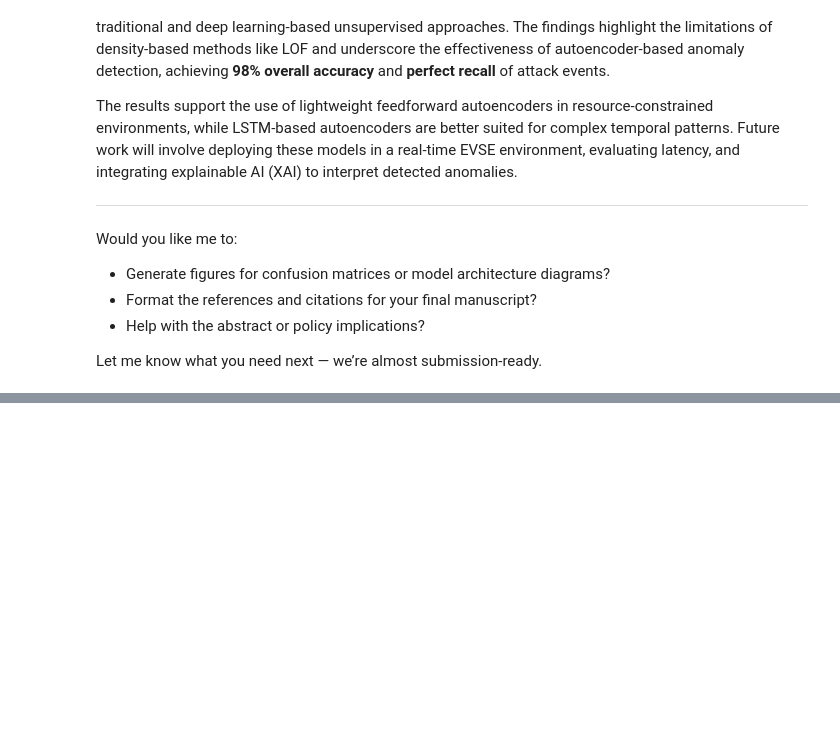
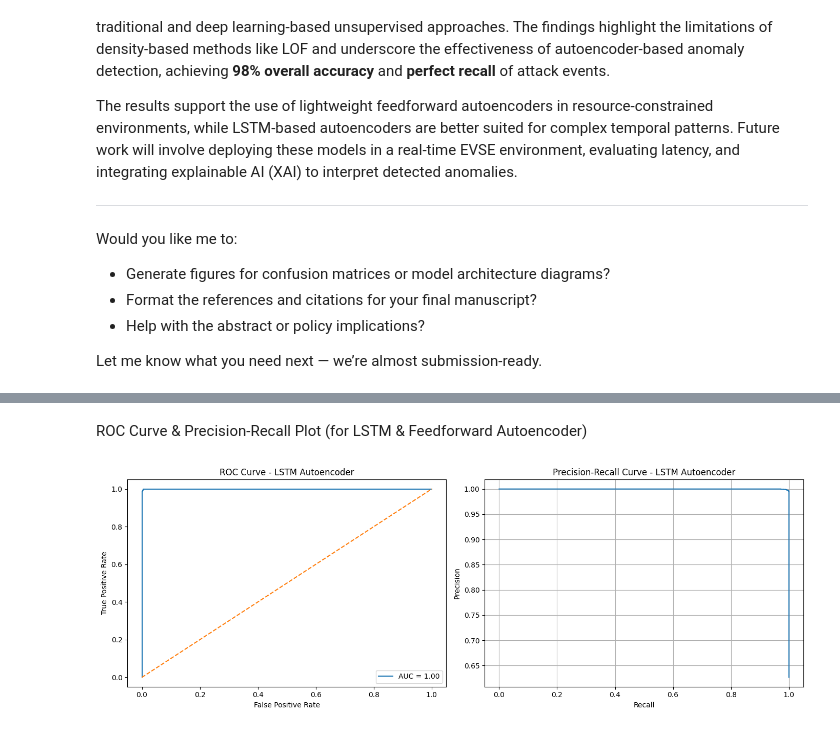
Before and after one commit to imtufail/EVS-Project, a Jupyter notebook: Anomaly_Detection.ipynb, the cells around one changed output, grey strips where cells are left out. Cells and saved outputs as stored; diff of their text form; code cells hidden in the pictures; blank space fills up the shorter version.

```diff
--- a/Anomaly_Detection.ipynb
+++ b/Anomaly_Detection.ipynb
@@ -780,0 +811,36 @@ Let me know what you need next — we’re almost submission-ready.
+# %% [markdown]
+ROC Curve & Precision-Recall Plot (for LSTM & Feedforward Autoencoder)
+# %%
+from sklearn.metrics import roc_curve, precision_recall_curve, auc
+import matplotlib.pyplot as plt
+
+# ROC Curve
+fpr, tpr, _ = roc_curve(y_true_lstm, mse)
+roc_auc = auc(fpr, tpr)
+
+# PR Curve
+precision, recall, _ = precision_recall_curve(y_true_lstm, mse)
+
+plt.figure(figsize=(14, 5))
+
+# ROC Curve
+plt.subplot(1, 2, 1)
+plt.plot(fpr, tpr, label=f'AUC = {roc_auc:.2f}')
+plt.plot([0, 1], [0, 1], linestyle='--')
+plt.xlabel('False Positive Rate')
+plt.ylabel('True Positive Rate')
+plt.title('ROC Curve - LSTM Autoencoder')
+plt.legend()
+
+# Precision-Recall Curve
+plt.subplot(1, 2, 2)
+plt.plot(recall, precision)
+plt.xlabel('Recall')
+plt.ylabel('Precision')
+plt.title('Precision-Recall Curve - LSTM Autoencoder')
+plt.grid()
+
+plt.tight_layout()
+plt.show()
+# %% [output]
+[figure, added]
```
Also changed, not shown: parts of 31 cells of this notebook.
